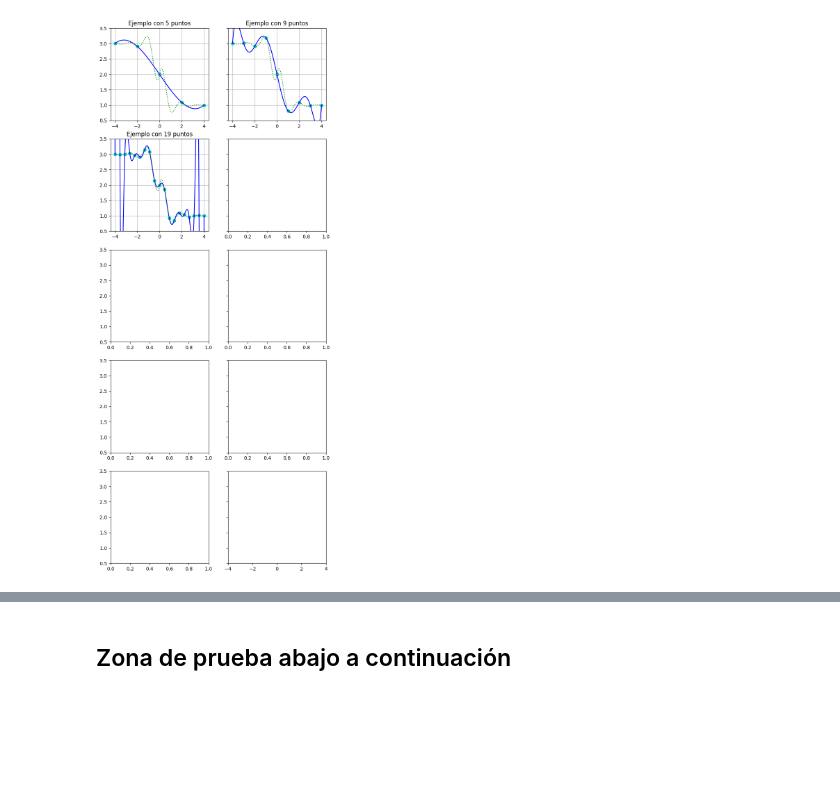
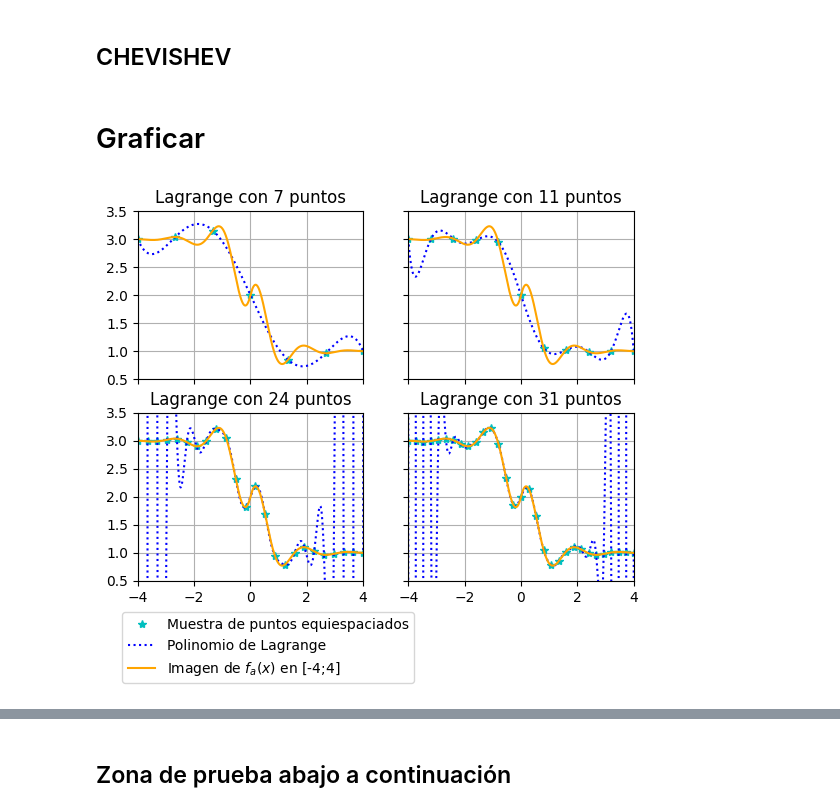
Before and after one commit to hilelmshalom/informe-interpolacion-MNyO-G6-TP1, a Jupyter notebook: ejercicio_1.ipynb, the cells around one changed output, grey strips where cells are left out. Drawn from its saved outputs; the diff is of its cells as text; code cells hidden in the pictures; blank space fills up the shorter version.

```diff
--- a/ejercicio_1.ipynb
+++ b/ejercicio_1.ipynb
@@ -41,3 +41,5 @@ def Lagrange_Poly(tabla_x, tabla_y, factores=False)-> poly:
         return sumatoria, factores_L_k
     else:
         return sumatoria
+# %% [markdown]
+## CHEVISHEV
@@ -44,22 +64,32 @@ def Lagrange_Poly(tabla_x, tabla_y, factores=False)-> poly:
+# %% [markdown]
+# Graficar
 # %%
 #Warning: experimental
-fig, axes = plt.subplots(5,2, figsize=(8,20), sharey=True)
+fig, axes = plt.subplots(2,2,  sharey=True, sharex=True)
 #fig = plt.figure(figsize=(8,20))
 
-for index, vals in enumerate((5,9,19)):
+for index, vals in enumerate((7,11,24,31)):
     muestra_x_i, muestra_y_i, dmxi = nueva_muestra(vals)
+
     poly_i = Lagrange_Poly(muestra_x_i, muestra_y_i)
+
     imagen_i = poly_i(dominio_a)
-    axes[index//2, index%2].plot(muestra_x_i, muestra_y_i, 'co',label='f Muestra con {} puntos'.format(str(vals)))
-    axes[index//2, index%2].plot(dominio_a, imagen_i, 'b-', label='interpolado {}'.format(str(vals)))
-    axes[index//2, index%2].plot(dominio_a, imagen_a, 'g:', label='Original $f_a(x)$')
-    axes[index//2, index%2].title.set_text('Ejemplo con ' + str(vals) + ' puntos')
+
+    axes[index//2, index%2].plot(muestra_x_i, muestra_y_i, 'c*',label='Muestra de puntos equiespaciados')
+
+    axes[index//2, index%2].plot(dominio_a, imagen_i, 'b:', label='Polinomio de Lagrange')
+
+
+    axes[index//2, index%2].plot(dominio_a, imagen_a, color='orange', label='Imagen de $f_a(x)$ en [-4;4]')
+    axes[index//2, index%2].title.set_text('Lagrange con ' + str(vals) + ' puntos')
+    #axes[index//2, index%2].legend()
     axes[index//2, index%2].grid(True)
     #axes[(vals-3)//2, vals%2].legend()
     #plt.plot(muestra_x_i, muestra_y_i, 'x',label='f Muestra con {} puntos'.format(str(vals)))
     #plt.plot(dominio_a, imagen_i, ':', label='Polinomio {}'.format(str(vals)))
+plt.legend(loc="lower left", bbox_to_anchor=(-1.3,-0.65))
 plt.ylim(0.5,3.5)
 plt.xlim(-4,4)
 plt.show()
 # %% [output]
-[figure, old version]
+[figure, new version]
```
Also changed, not shown: parts of 5 cells of this notebook, 6 other files.
